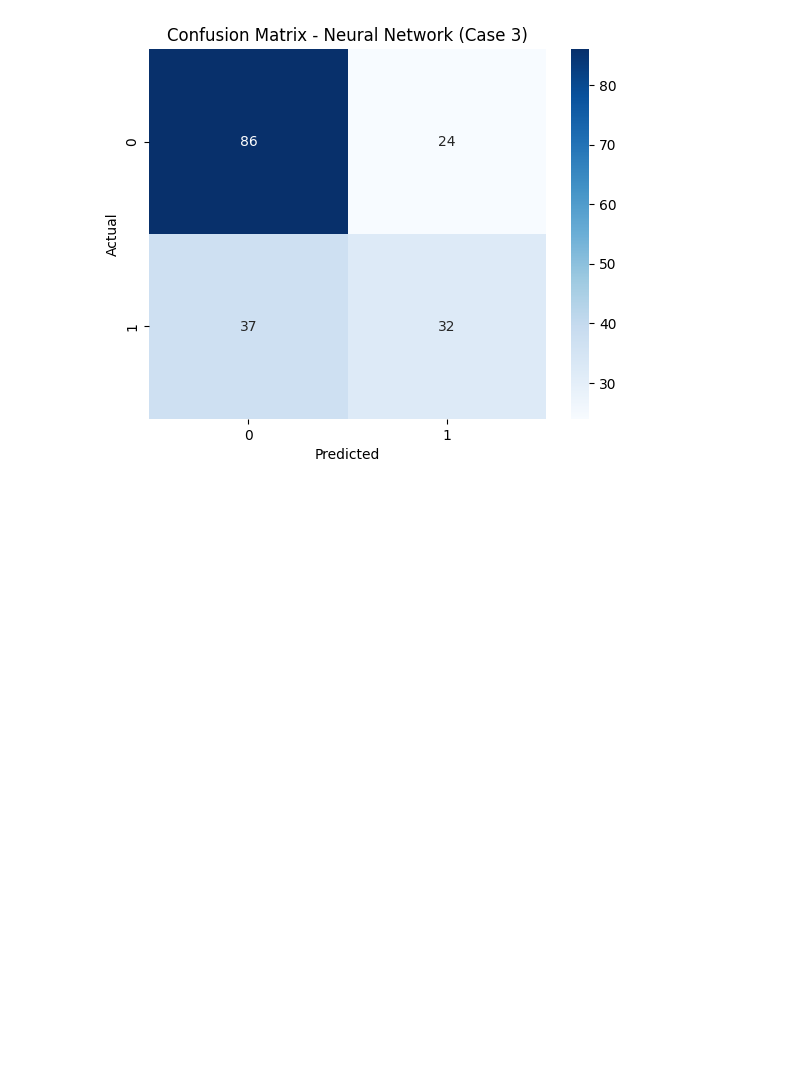
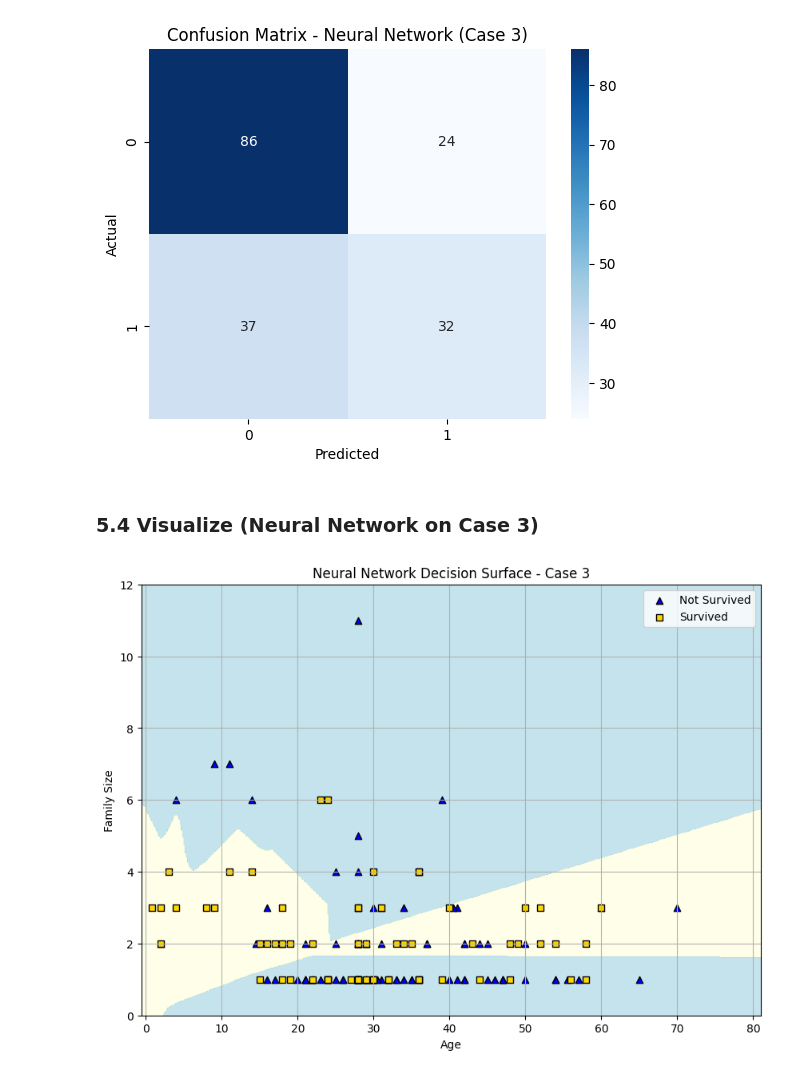
Before and after one commit to DMill31/applied-ml-miller, a Jupyter notebook: notebooks/project03/ml03_miller.ipynb, the cells around one changed output. Drawn from its saved outputs; the diff is of its cells as text; code cells hidden in the pictures; blank space fills up the shorter version.

Commit message:
Added visual for NN

```diff
--- a/notebooks/project03/ml03_miller.ipynb
+++ b/notebooks/project03/ml03_miller.ipynb
@@ -551,3 +551,43 @@ plt.ylabel("Actual")
 plt.show()
 # %% [output]
 [figure]
+# %% [markdown]
+### 5.4 Visualize (Neural Network on Case 3)
+# %%
+# Get the range of oour two features
+padding = 1
+x_min, x_max = X3["age"].min()-padding,X3["age"].max()+padding
+y_min, y_max = X3["family_size"].min()-padding, X3["family_size"].max()+padding
+
+# Create a meshgrid
+xx, yy = np.meshgrid(np.linspace(x_min, x_max, 500), np.linspace(y_min, y_max, 500))
+
+# Flatten the grid arrays and prepare them for prediction
+Z = nn_model3.predict(np.c_[xx.ravel(), yy.ravel()])
+
+# Reshape the predicted results
+Z = Z.reshape(xx.shape)
+
+# Plot the decision surface showing predicted survival zones
+# Blue for 0, yellow for 1
+plt.figure(figsize=(10, 7))
+cmap_background = ListedColormap(["lightblue", "lightyellow"])
+plt.contourf(xx,yy,Z, cmap=cmap_background, alpha=0.7)
+
+# Overlay the actual test data points
+
+# Plot the passengers who didn't survive
+plt.scatter(X3_test["age"][y3_test==0], X3_test["family_size"][y3_test==0], c="blue", marker="^", edgecolor="k", label="Not Survived")
+
+# Plot the passengers who survived
+plt.scatter(X3_test["age"][y3_test==1], X3_test["family_size"][y3_test==1], c="gold", marker="s", edgecolor="k", label="Survived")
+
+# Add labels and legend
+plt.xlabel("Age")
+plt.ylabel("Family Size")
+plt.title("Neural Network Decision Surface - Case 3")
+plt.legend()
+plt.grid(True)
+plt.show()
+# %% [output]
+[figure, added]
```
Also changed, not shown: parts of 4 cells of this notebook, 1 other file.
